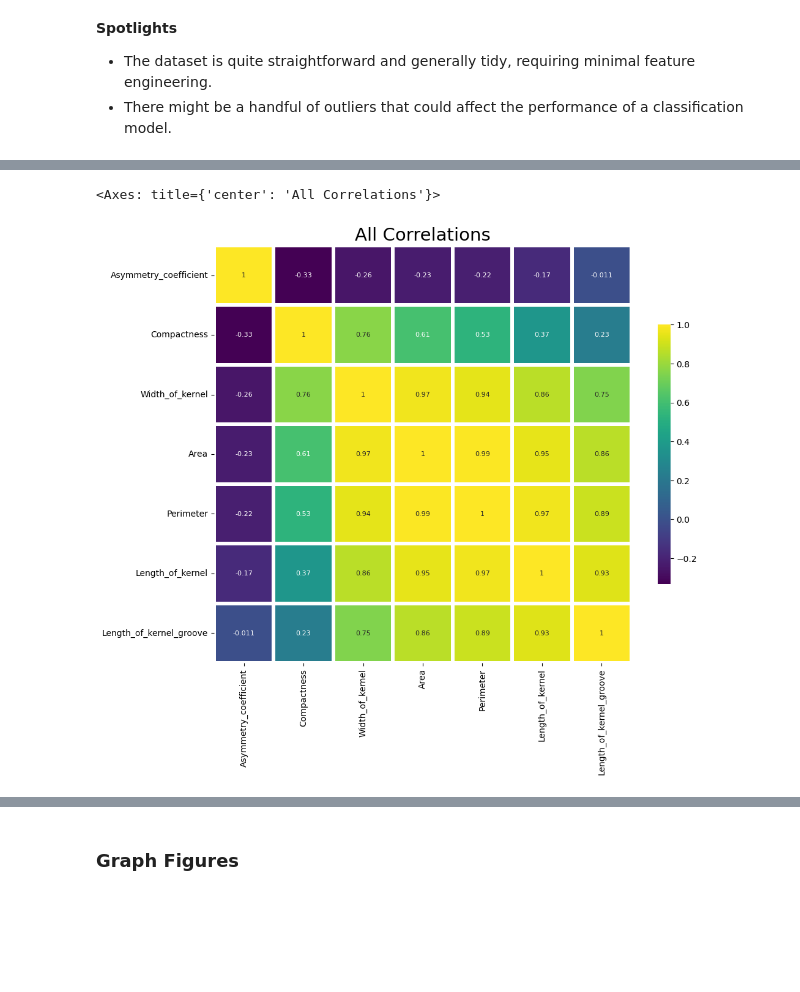
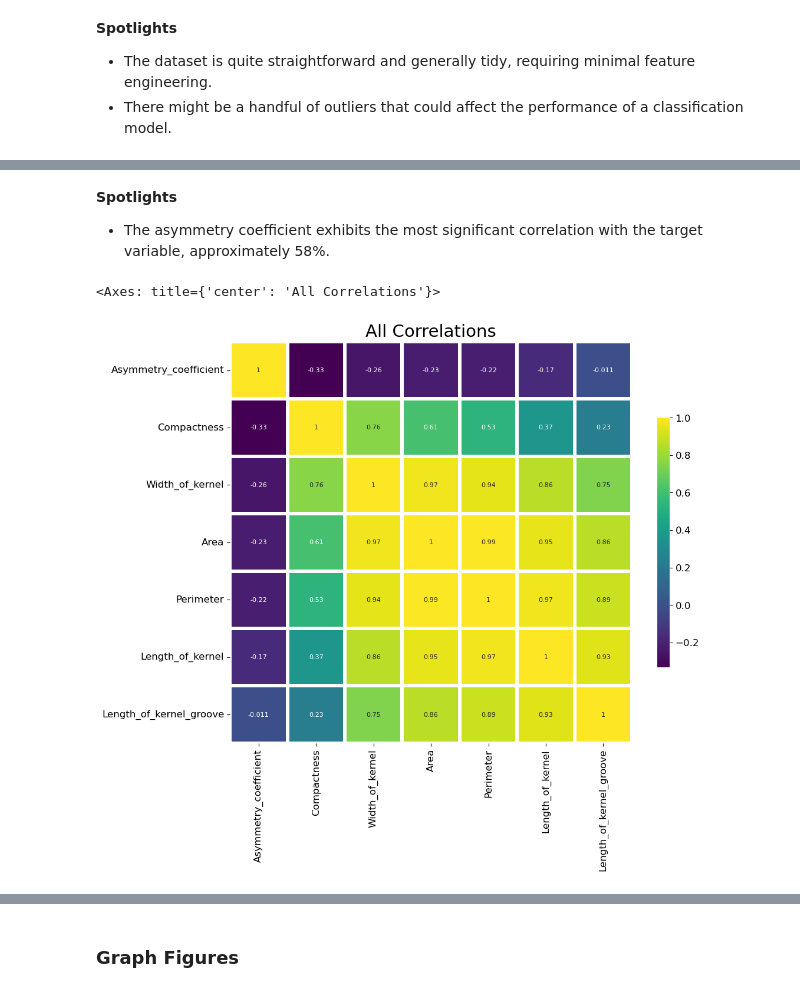
Before and after one commit to tyrantdavis/svm-wheat-classification, a Jupyter notebook: wheat-classification.ipynb, the cells around one changed output, grey strips where cells are left out. Drawn from its saved outputs; the diff is of its cells as text; code cells hidden in the pictures; blank space fills up the shorter version.

```diff
--- a/wheat-classification.ipynb
+++ b/wheat-classification.ipynb
@@ -200,19 +202,33 @@ df[reordered].corr()
+# %% [markdown]
+**Spotlights**
+
+- The asymmetry coefficient exhibits the most significant correlation with the target variable, approximately 58%.
+# %%
+reordered = [
+        "Asymmetry_coefficient",
+        "Compactness",
+        "Width_of_kernel",
+        "Area",
+        "Perimeter",
+        "Length_of_kernel",
+        "Length_of_kernel_groove"
+]
 # %%
-# Specify size and title for visualization
+"""Specify size and title for visualization"""
 f, axes = plt.subplots(figsize=(11, 11))
 plt.title("All Correlations", fontsize=21)
 
-# Use Seaborn to plot the correlation matrix as a hetamap
+"""Use Seaborn to plot the correlation matrix as a hetamap"""
 sb.heatmap(
     df[reordered].corr(),
     linewidths=3.0,
     square=True,
     cmap="viridis",
     linecolor="w",
     annot=True,
     annot_kws={"size": 8},
     cbar_kws={"shrink": 0.5},
 )
 # %% [output]
 <Axes: title={'center': 'All Correlations'}>
-[figure, old version]
+[figure, new version]
```
Also changed, not shown: parts of 8 cells of this notebook, 1 other file.
